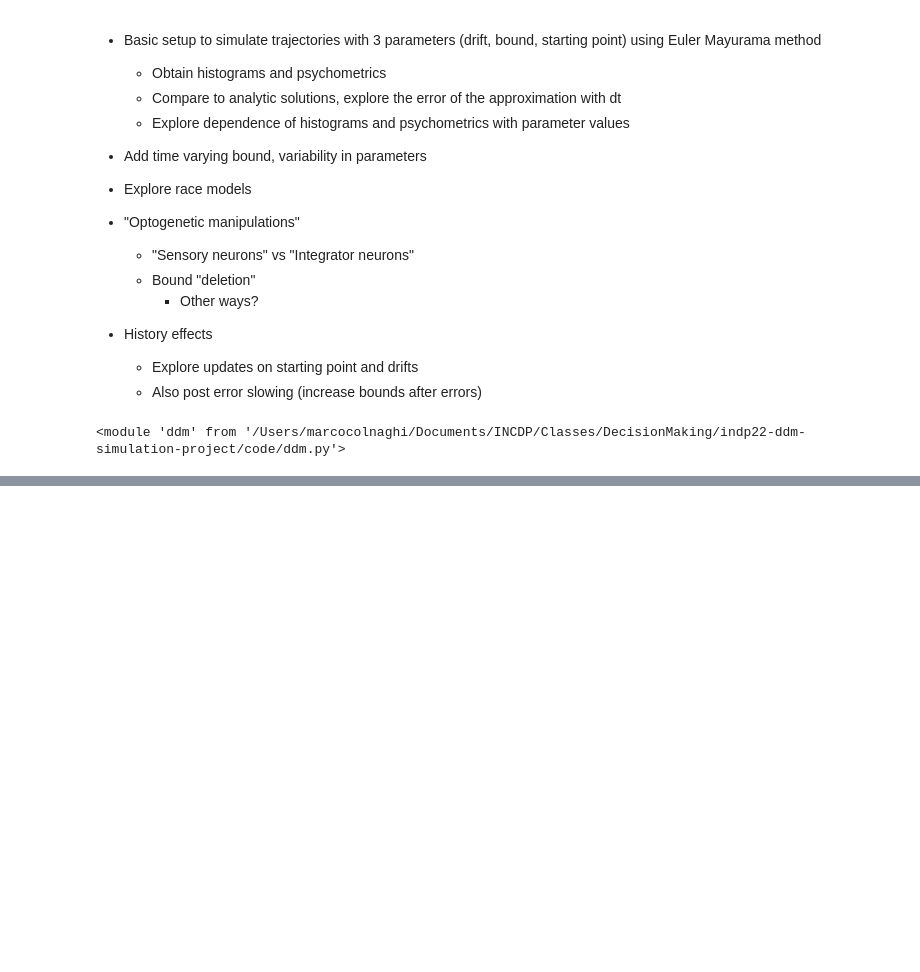
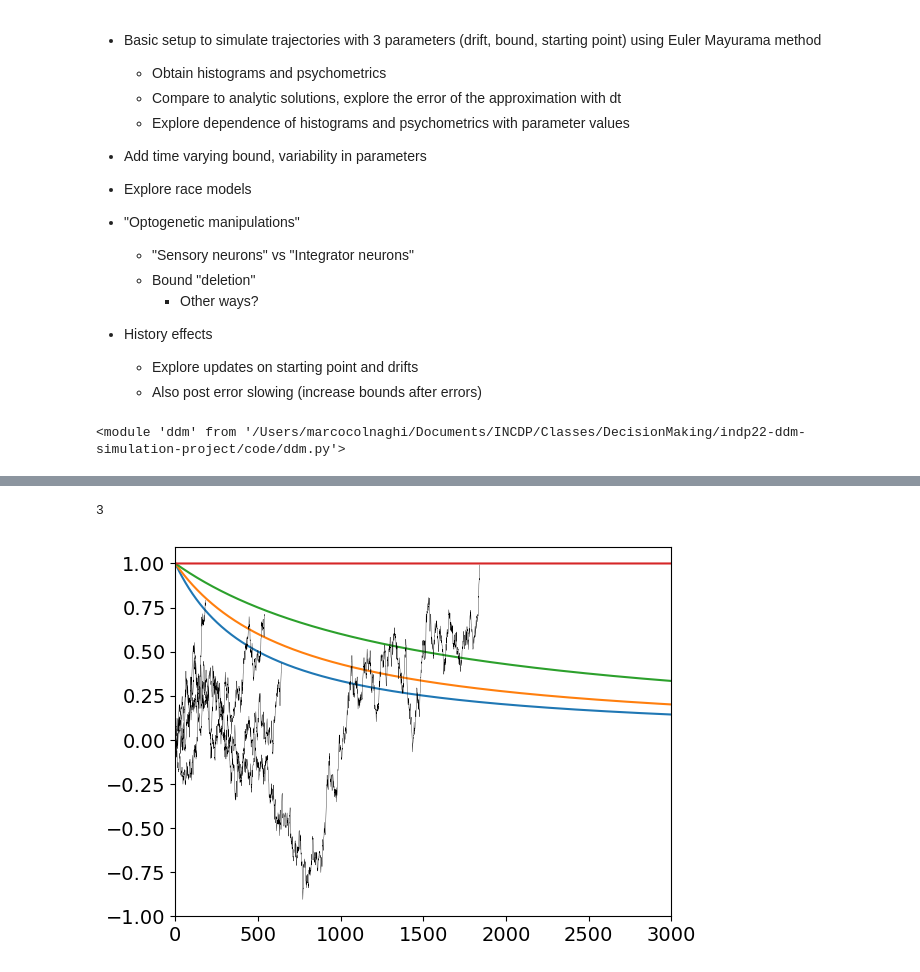
Before and after one commit to I-Pica/indp22-ddm-simulation-project, a Jupyter notebook: code/marco-sim-ddm.ipynb, the cells around one changed output, grey strips where cells are left out. Cells and saved outputs as stored; diff of their text form; code cells hidden in the pictures; blank space fills up the shorter version.

```diff
--- a/code/marco-sim-ddm.ipynb
+++ b/code/marco-sim-ddm.ipynb
@@ -106,3 +104,45 @@ print(traj.shape)
+# %%
+# Plot different Bounds
+S, hits, errs, thetas, traj = ddm.sim_ddm(mu, theta, b, z, sigma, n_trials, dt, T)
+# %%
+# Run DDM simulations for different drifts
+n_bs = 4
+bs_list = np.linspace(0.02,0, n_bs)
+z_list = 0*np.concatenate((-np.ones((10,)),\
+                              np.zeros((1,)),\
+                              np.ones((10,))))
+mu = 0.2;
+# Preallocate results
+S_list = []
+hits_list = []
+errs_list = []
+t = np.arange(0, T, dt)
+n_t = t.size
+trajs = np.zeros((n_trials, n_t, n_bs));
+
+for i, b in enumerate(bs_list):
+    z = z_list[i]
+    # Simulate trajectories
+    S, hits, errs, thetas, trajs[:,:,i] = ddm.sim_ddm(mu, theta, b, z, sigma, n_trials, dt, T)
+
+    S_list.append(S)
+    hits_list.append(hits)
+    errs_list.append(errs)
+# %%
+thetas = theta/(1+(b/dt*np.linspace(0, 1, n_t)))
+# %%
+hits_list[1][0][1]
+# %% [output]
+3
+# %%
+for i, b in enumerate(bs_list):
+    thetas = theta/(1+(b/dt*np.linspace(0, 1, n_t)))
+    ranget = np.sum(~np.isnan(np.squeeze(trajs[hits_list[i][0][6],:,i])))
+    plt.plot(thetas)
+    plt.plot(trajs[hits_list[i][0][6],0:ranget,i], color='black', linewidth=0.25)
+    plt.xlim([0, 3000])
+# %% [output]
+[figure, added]
 # %%
 bins = np.linspace(0, 6, 30)
 # %%
```
Also changed, not shown: parts of 5 cells of this notebook.
